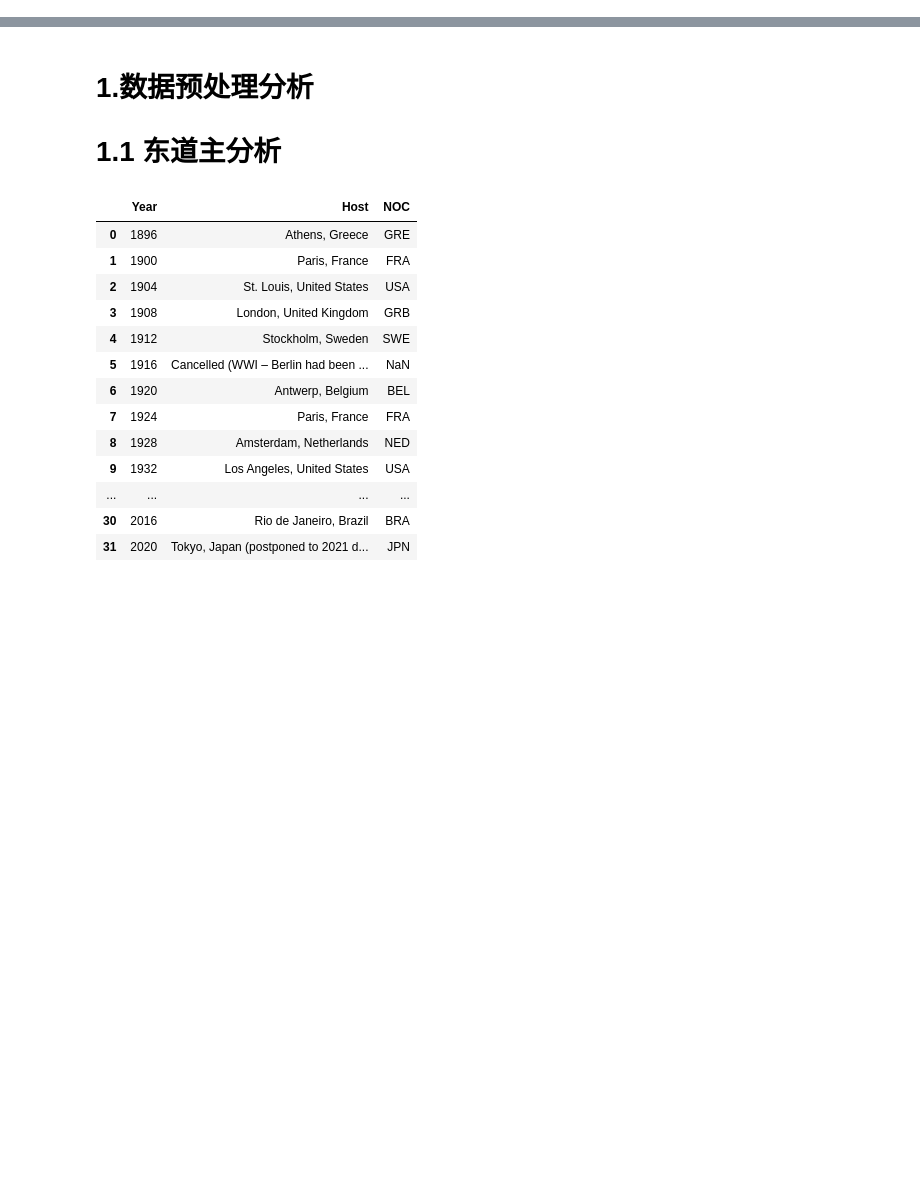
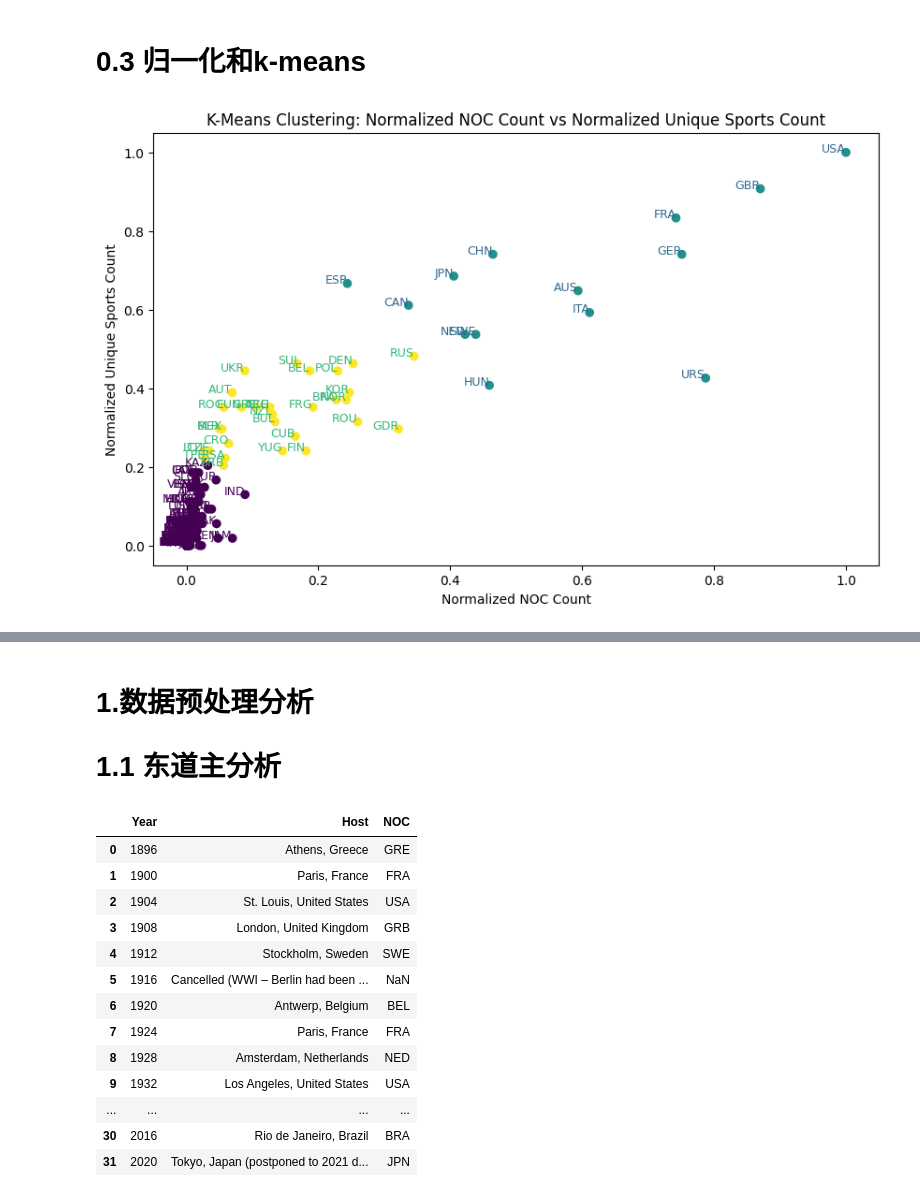
Before and after one commit to rainbowyuyu/MCM, a Jupyter notebook: model_and_code/data_processing.ipynb, the cells around one changed output, grey strips where cells are left out. Saved outputs shown, nothing was run; the diff lists cells and outputs as text; code cells hidden in the pictures; blank space fills up the shorter version.

```diff
--- a/model_and_code/data_processing.ipynb
+++ b/model_and_code/data_processing.ipynb
@@ -22,0 +113,53 @@ athletes
+# %% [markdown]
+# 0.3 归一化和k-means
+# %%
+from sklearn.preprocessing import MinMaxScaler
+from sklearn.cluster import KMeans
+import matplotlib.pyplot as plt
+
+# 1. 计算每个 NOC 值的数量
+noc_counts = athletes_with_medal['NOC'].value_counts()
+
+# 将 'USA' 的数量减小 2000
+noc_counts['USA'] = max(noc_counts['USA'] - 3000, 0)  # 防止数量变为负数
+
+# 2. 计算每个 NOC 对应的不同 Sport 数量
+sport_counts = athletes_with_medal.groupby('NOC')['Sport'].nunique()
+
+# 3. 计算每个 NOC 对应的不同 Sport 数量，确保它与 NOC 数量对应
+noc_sport_counts = noc_counts.loc[sport_counts.index]
+
+# 使用 MinMaxScaler 对数据进行归一化
+scaler = MinMaxScaler()
+
+# 对 noc_sport_counts 和 sport_counts 进行归一化
+noc_sport_counts_normalized = scaler.fit_transform(noc_sport_counts.values.reshape(-1, 1))
+sport_counts_normalized = scaler.fit_transform(sport_counts.values.reshape(-1, 1))
+
+# 将两个归一化的特征合并成一个数据集进行 KMeans 聚类
+X = np.hstack([noc_sport_counts_normalized, sport_counts_normalized])
+
+# 4. 使用 KMeans 聚类
+kmeans = KMeans(n_clusters=3, random_state=42)  # 假设聚成 3 类
+kmeans.fit(X)
+
+# 获取聚类标签
+labels = kmeans.labels_
+
+# 5. 绘制散点图并使用不同颜色标记聚类结果
+plt.figure(figsize=(10, 6))
+plt.scatter(noc_sport_counts_normalized, sport_counts_normalized, c=labels, cmap='viridis')
+
+# 在每个点上添加 NOC 标签
+for noc, count, sport, label in zip(sport_counts.index, noc_sport_counts_normalized.flatten(), sport_counts_normalized.flatten(), labels):
+    plt.text(count, sport, noc, fontsize=9, ha='right', color=plt.cm.viridis(label / 3))  # 根据标签设置颜色
+
+# 添加标签和标题
+plt.xlabel('Normalized NOC Count')
+plt.ylabel('Normalized Unique Sports Count')
+plt.title('K-Means Clustering: Normalized NOC Count vs Normalized Unique Sports Count')
+
+# 显示图表
+plt.show()
+# %% [output]
+[figure, added]
```
Also changed, not shown: parts of 13 cells of this notebook, 2 other files.
